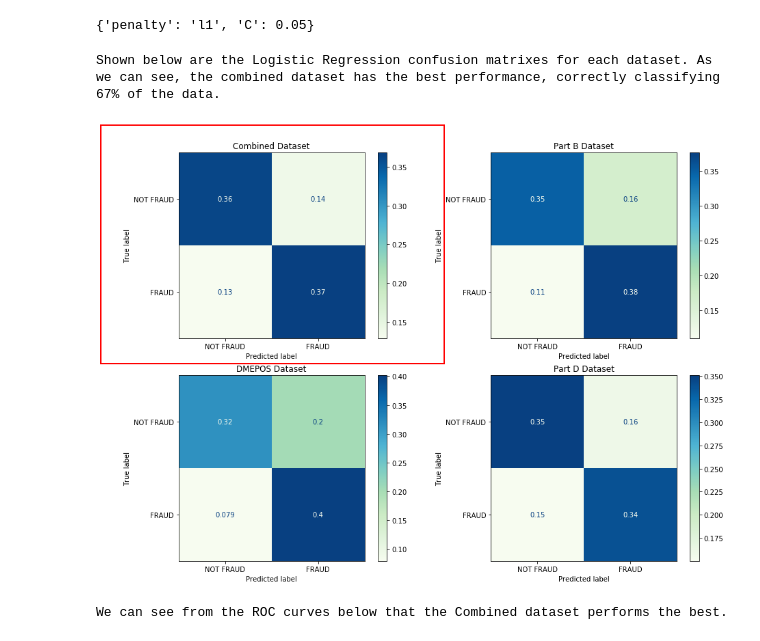
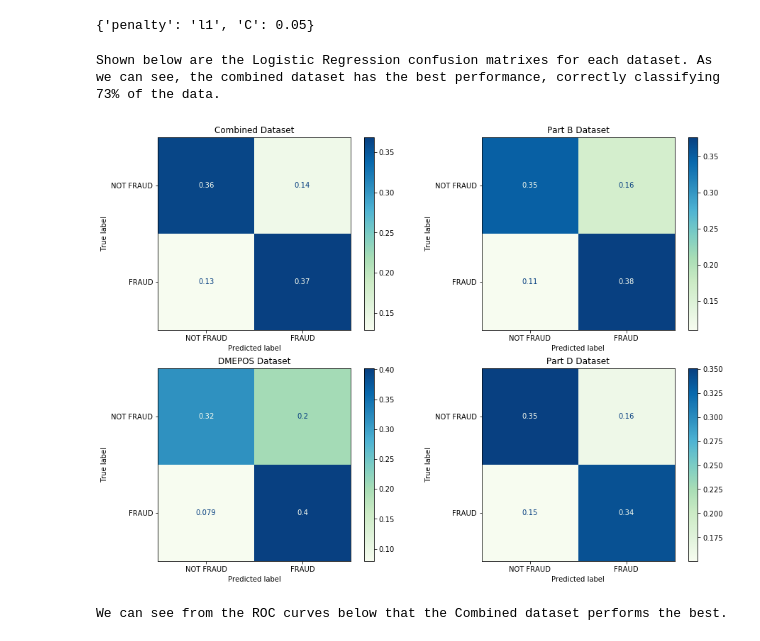
Before and after one commit to brenfrrs/medicare_fraud, a Jupyter notebook: modeling.ipynb, the cells around one changed output. Saved outputs shown, nothing was run; the diff lists cells and outputs as text; code cells hidden in the pictures.

```diff
--- a/modeling.ipynb
+++ b/modeling.ipynb
@@ -181,43 +181,35 @@ y_pred_combined = grid_tree_logreg_combined.predict(X_test_combined)
 # %%
 fig, ax = plt.subplots(2,2)
 fig.set_size_inches(15, 11)
-
-
-# Draw rectangle around best performing dataset.
-rect = plt.Rectangle(
-    # (lower-left corner), width, height
-    (0.05, 0.49), 0.465, 0.44, fill=False, color="r", lw=2,
-    zorder=1000, transform=fig.transFigure, figure=ax[0,0]
-)
-fig.patches.extend([rect])
-
 
 
 confusion_matrix_combined = metrics.plot_confusion_matrix(grid_tree_logreg_combined, X_test_combined, y_test_combined, cmap= "GnBu", ax = ax[0,0], normalize='all')
 ax[0,0].set_title('Combined Dataset')
 ax[0,0].set_xticklabels(['NOT FRAUD','FRAUD'])
 ax[0,0].set_yticklabels(['NOT FRAUD','FRAUD'])
 
 confusion_matrix_partb = metrics.plot_confusion_matrix(grid_tree_logreg_b, X_test_b, y_test_b, cmap= "GnBu", ax = ax[0,1], normalize='all')
 ax[0,1].set_title('Part B Dataset')
 ax[0,1].set_xticklabels(['NOT FRAUD','FRAUD'])
 ax[0,1].set_yticklabels(['NOT FRAUD','FRAUD'])
 
 
 confusion_matrix_partd = metrics.plot_confusion_matrix(grid_tree_logreg_d, X_test_d, y_test_d, cmap= "GnBu", ax = ax[1,1], normalize='all')
 ax[1,1].set_title('Part D Dataset')
 ax[1,1].set_xticklabels(['NOT FRAUD','FRAUD'])
 ax[1,1].set_yticklabels(['NOT FRAUD','FRAUD'])
 
 confusion_matrix_dmepos = metrics.plot_confusion_matrix(grid_tree_logreg_dmepos, X_test_dmepos, y_test_dmepos, cmap= "GnBu", ax = ax[1,0], normalize='all')
 ax[1,0].set_title('DMEPOS Dataset')
 ax[1,0].set_xticklabels(['NOT FRAUD','FRAUD'])
 ax[1,0].set_yticklabels(['NOT FRAUD','FRAUD']);
 
-print('Shown below are the Logistic Regression confusion matrixes for each dataset. As we can see, the combined dataset has the best performance, correctly classifying 67% of the data.')
+print('Shown below are the Logistic Regression confusion matrixes for each dataset. As we can see, the combined dataset has the best performance, correctly classifying 73% of the data.')
+
+fig.savefig('logreg_confusion.png')
 # %% [output]
-Shown below are the Logistic Regression confusion matrixes for each dataset. As we can see, the combined dataset has the best performance, correctly classifying 67% of the data.
+Shown below are the Logistic Regression confusion matrixes for each dataset. As we can see, the combined dataset has the best performance, correctly classifying 73% of the data.
-[figure, old version]
+[figure, new version]
 # %%
 ROC_combined = metrics.plot_roc_curve(grid_tree_logreg_combined, X_test_combined, y_test_combined, name='Combined Dataset')
 ROC_partb = metrics.plot_roc_curve(grid_tree_logreg_b, X_test_b, y_test_b, name='Part B Dataset', ax=ROC_combined.ax_)
```
Also changed, not shown: parts of 2 cells of this notebook.
